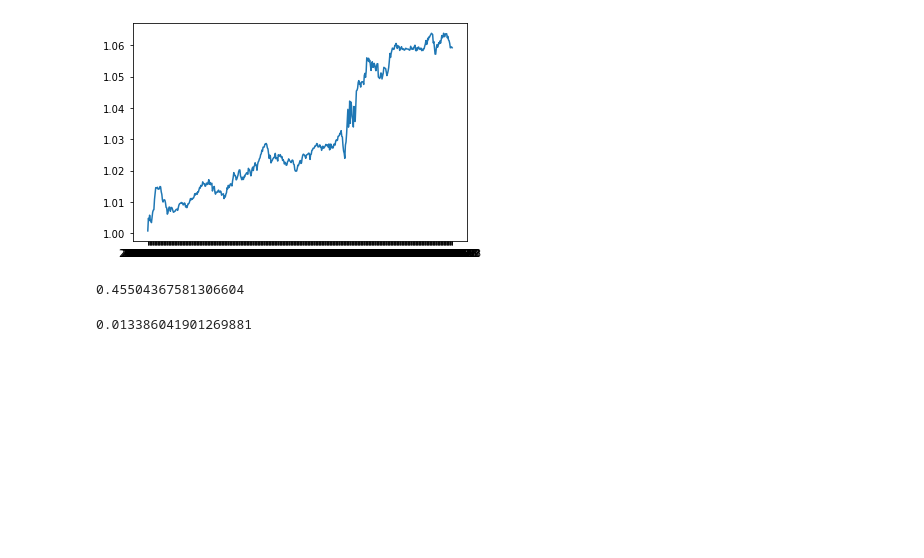
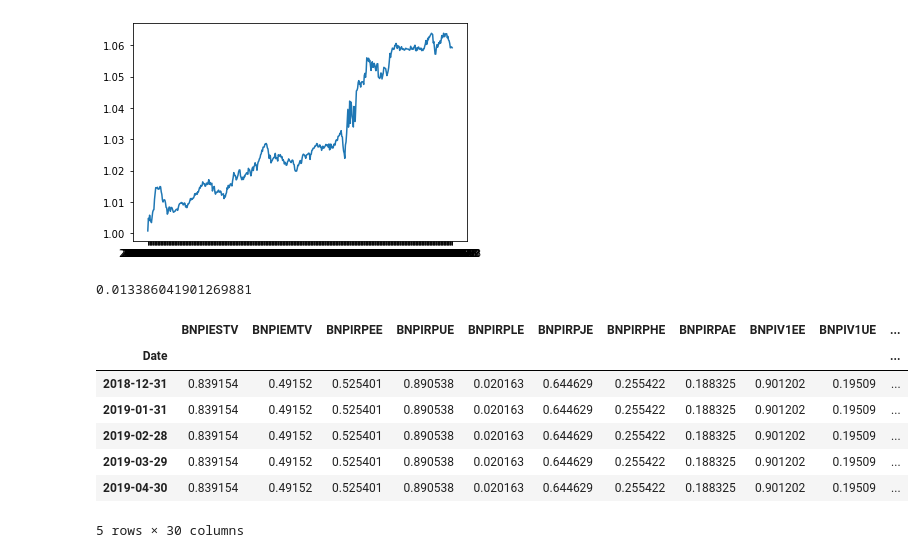
Before and after one commit to shenyifan17/combine_strategies, a Jupyter notebook: GRM.ipynb, the cells around one changed output. Saved outputs shown, nothing was run; the diff lists cells and outputs as text; code cells hidden in the pictures; blank space fills up the shorter version.

```diff
--- a/GRM.ipynb
+++ b/GRM.ipynb
@@ -50,8 +50,4 @@ plt.plot((1+(results['weights'] * df_return_test).sum(axis=1)).cumprod())
 # %% [output]
 [<matplotlib.lines.Line2D at 0x...>]
 [figure]
-# %%
-max_drawdown(perf)
-# %% [output]
-0.45504367581306604
 # %%
@@ -58,3 +55,19 @@ max_drawdown(perf)
 max_drawdown((1+(df_return_test * np.array(list(results['weights'].values()))).sum(axis=1)).cumprod())
 # %% [output]
 0.013386041901269881
+# %%
+rebalance_dates_index = pd.bdate_range(start='2018-12-01', end='2020-10-01', freq='BM')
+weights = np.random.rand(30)
+# %%
+df_component_weights = pd.DataFrame(index=rebalance_dates_index, data=[weights, ] * len(rebalance_dates_index), columns=df_return_test.columns).rename_axis('Date')
+# %%
+df_component_weights.head()
+# %% [output]
+|  | BNPIESTV | BNPIEMTV | BNPIRPEE | BNPIRPUE | BNPIRPLE | BNPIRPJE | BNPIRPHE | BNPIRPAE | BNPIV1EE | BNPIV1UE | ... |
+| Date |  |  |  |  |  |  |  |  |  |  | ... |
+| 2018-12-31 | 0.839154 | 0.49152 | 0.525401 | 0.890538 | 0.020163 | 0.644629 | 0.255422 | 0.188325 | 0.901202 | 0.19509 | ... |
+| 2019-01-31 | 0.839154 | 0.49152 | 0.525401 | 0.890538 | 0.020163 | 0.644629 | 0.255422 | 0.188325 | 0.901202 | 0.19509 | ... |
+| 2019-02-28 | 0.839154 | 0.49152 | 0.525401 | 0.890538 | 0.020163 | 0.644629 | 0.255422 | 0.188325 | 0.901202 | 0.19509 | ... |
+| 2019-03-29 | 0.839154 | 0.49152 | 0.525401 | 0.890538 | 0.020163 | 0.644629 | 0.255422 | 0.188325 | 0.901202 | 0.19509 | ... |
+| 2019-04-30 | 0.839154 | 0.49152 | 0.525401 | 0.890538 | 0.020163 | 0.644629 | 0.255422 | 0.188325 | 0.901202 | 0.19509 | ... |
+5 rows × 30 columns
```
Also changed, not shown: parts of 7 cells of this notebook, 2 other files.
